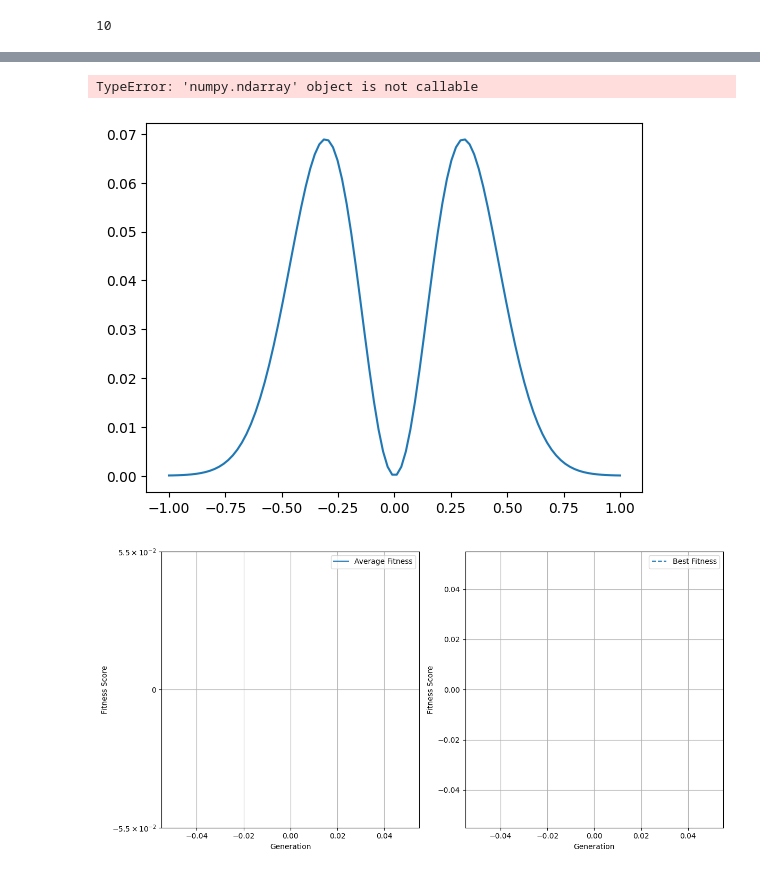
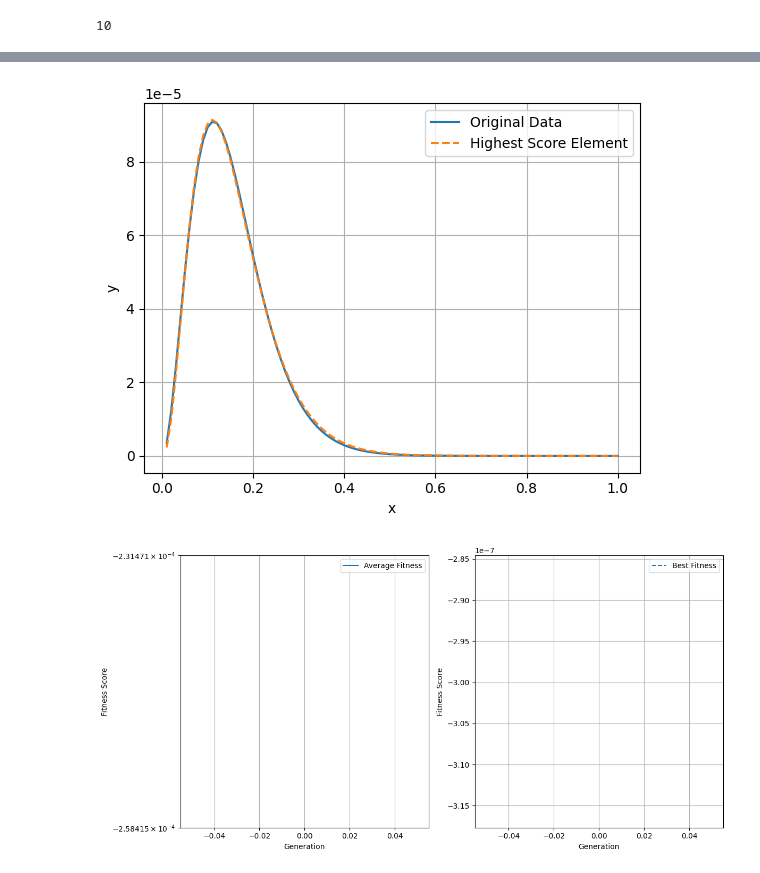
Before and after one commit to harveyThomas4692/llmlex, a Jupyter notebook: Example/testing_area.ipynb, the cells around one changed output, grey strips where cells are left out. Saved outputs shown, nothing was run; the diff lists cells and outputs as text; code cells hidden in the pictures.

```diff
--- a/Example/testing_area.ipynb
+++ b/Example/testing_area.ipynb
@@ -10,8 +10,8 @@ client = openai.OpenAI(
   api_key="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",
 )
 # %%
-x = np.linspace(-1, 1, 100)
-y = x*np.sin(2*x)*np.exp(-10 * x**2)
+x = np.linspace(0.01, 1, 100)
+y = x**3./(np.exp(25*x)-1)
 #y = np.pi*np.ones(100)
 
 plt.plot(x, y,label='data')
@@ -70,27 +66,26 @@ print(highest_score_element['function_list'])
 # %%
 # Extract the parameters and the ansatz function from the highest_score_element
 params = highest_score_element['params']
 ansatz = highest_score_element['ansatz']
 
 # Define the ansatz function
 def ansatz_function(x, params):
-    return eval(ansatz)(x, *params)
+    return eval(ansatz)
 
 # Plot the original data
 plt.plot(x, y, label='Original Data')
 
 # Plot the highest score element
 plt.plot(x, ansatz_function(x, params), label='Highest Score Element', linestyle='--')
 
 # Add labels and legend
 plt.xlabel('x')
 plt.ylabel('y')
 plt.legend()
 plt.grid(True)
 plt.show()
 # %% [output]
-TypeError: 'numpy.ndarray' object is not callable
-[figure, old version]
+[figure, new version]
 # %%
 # Remove infinite scores
 filtered_res = [[ind for ind in generation if np.isfinite(ind['score'])] for generation in res]
@@ -121,4 +116,4 @@ axs[1].grid(True)
 plt.tight_layout()
 plt.show()
 # %% [output]
-[figure, old version]
+[figure, new version]
```
Also changed, not shown: parts of 5 cells of this notebook, 9 other files.
